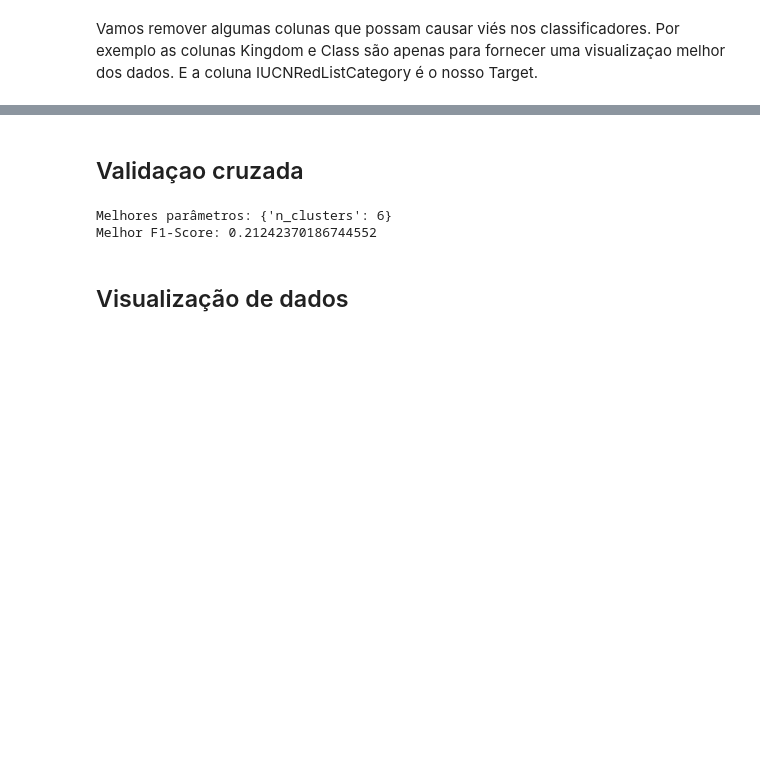
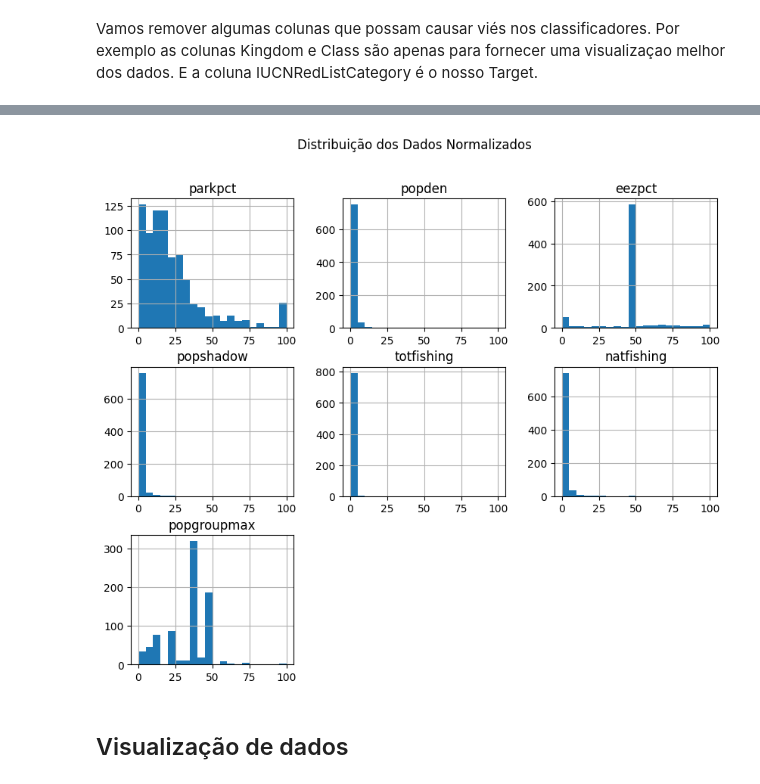
Before and after one commit to alekswheeler/global-_species_abundance_and_diversity, a Jupyter notebook: AquecimentoGlobalEAbumdanciaDeEspecies.ipynb, the cells around one changed output, grey strips where cells are left out. Cells and saved outputs as stored; diff of their text form; code cells hidden in the pictures; blank space fills up the shorter version.

Commit message:
Adicionando normalização de dados e db_scan

```diff
--- a/AquecimentoGlobalEAbumdanciaDeEspecies.ipynb
+++ b/AquecimentoGlobalEAbumdanciaDeEspecies.ipynb
@@ -265,4 +262,6 @@ array(['LEAST_CONCERN', 'NOT_EVALUATED', 'CRITICALLY_ENDANGERED',
 # %%
+df["IUCNRedListCategory"] = df["IUCNRedListCategory"].fillna("NOT_EVALUATED")
+
 # Criando um dicionário de mapeamento
 category_mapping = {
     "NOT_EVALUATED": "Unknown",
@@ -284,4 +287,4 @@ plot_iucn_distribution(df, "Distribution of Species by IUCN Red List Category",
 Vamos remover algumas colunas que possam causar viés nos classificadores. Por exemplo as colunas Kingdom e Class são apenas para fornecer uma visualizaçao melhor dos dados. E a coluna IUCNRedListCategory é o nosso Target.
 # %%
 df_species = df.copy()
-df_species = df_species.drop(columns=['Class', 'Kingdom', 'IUCNRedListCategory','species', 'lcat', 'GroupedCategory'])
+df_species = df_species.drop(columns=['Class', 'Kingdom', 'IUCNRedListCategory','species', 'lcat', 'GroupedCategory', 'd_assignedrisk', 'pthreat'])
@@ -288,17 +293,25 @@ df_species = df_species.drop(columns=['Class', 'Kingdom', 'IUCNRedListCategory',
 # %%
 from sklearn.preprocessing import StandardScaler
+from sklearn.preprocessing import MinMaxScaler
 
 # removendo NaN
 # Lista das colunas numéricas com valores NaN
 colunas_com_nan = ['parkpct', 'popden', 'eezpct', 'popshadow', 'totfishing',
-                   'natfishing', 'popgroupmax', 'pthreat', 'd_assignedrisk']
+                   'natfishing', 'popgroupmax']
 
 # Preenchendo os NaN com a média da respectiva coluna
 for coluna in colunas_com_nan:
     df_species[coluna] = df_species[coluna].fillna(df_species[coluna].mean())
 
 # --- Normalizando os dados ---
-scaler = StandardScaler()
-df_scaled = scaler.fit_transform(df_species)
+scaler = MinMaxScaler(feature_range=(0,100))
+df_normalized = scaler.fit_transform(df_species)
+
+df_species = pd.DataFrame(scaler.fit_transform(df_species), columns=df_species.columns)
+
+# 9. Plotar a distribuição dos dados normalizados
+df_species.hist(bins=20, figsize=(10, 8))
+plt.suptitle('Distribuição dos Dados Normalizados')
+plt.show()
+# %% [output]
+[figure, added]
-# %% [markdown]
-## Validaçao cruzada
@@ -336,20 +318,2 @@ param_grid = {
-# %%
-from sklearn.metrics import f1_score, make_scorer
-
-# Criando um scorer personalizado para usar no GridSearchCV
-f1_weighted_scorer = make_scorer(f1_score, average="weighted", zero_division=0)
-
-# Criando o GridSearchCV
-grid_search = GridSearchCV(clf, param_grid, cv=strat_kfold, scoring=f1_weighted_scorer, n_jobs=-1)
-
-# Treinando o modelo
-grid_search.fit(X, y)
-
-# Exibir os melhores parâmetros e resultado
-print("Melhores parâmetros:", grid_search.best_params_)
-print("Melhor F1-Score:", grid_search.best_score_)
-# %% [output]
-Melhores parâmetros: {'n_clusters': 6}
-Melhor F1-Score: 0.21242370186744552
 # %% [markdown]
 ## Visualização de dados
```
Also changed, not shown: parts of 29 cells of this notebook.
